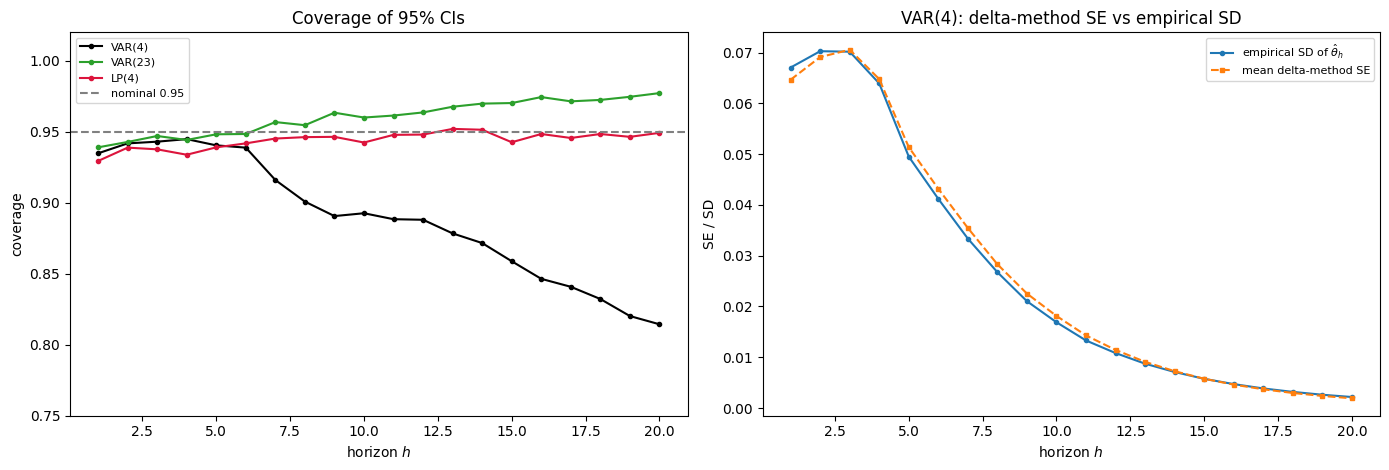
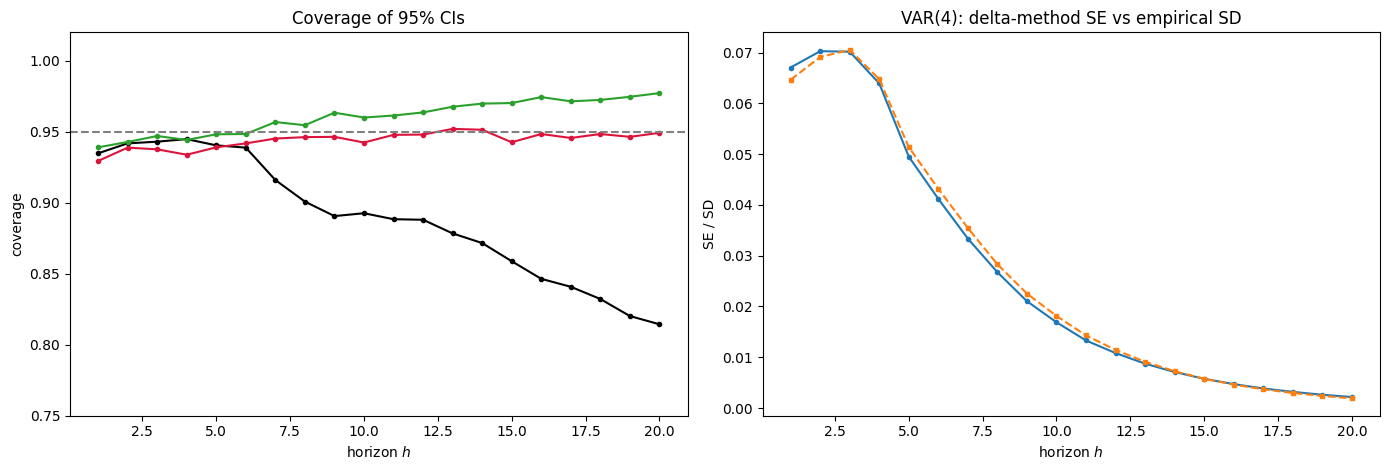
The notebook cell's code change between the first figure and the second:
--- before
+++ after
@@ -42,10 +42,9 @@
 axc.axhline(0.95, color="gray", ls="--", label="nominal 0.95")
 axc.set_ylim(_ylo, 1.02); axc.set_xlabel("horizon $h$"); axc.set_ylabel("coverage")
-axc.set_title(f"Coverage of 95% CIs"); axc.legend(fontsize=8)
+axc.set_title(f"Coverage of 95% CIs")
 
 axv.plot(hgrid[1:], val_emp[1:], "o-", ms=3, label="empirical SD of $\\hat\\theta_h$")
 axv.plot(hgrid[1:], val_se[1:], "s--", ms=3, label="mean delta-method SE")
 axv.set_xlabel("horizon $h$"); axv.set_ylabel("SE / SD"); axv.set_title("VAR(4): delta-method SE vs empirical SD")
-axv.legend(fontsize=8)
 fig.tight_layout()
 plt.savefig(f"../../figures/Base_Case/BASE_COVERAGE_rho={RHO}_T=250_B=5000.png")

Commit: add BL results